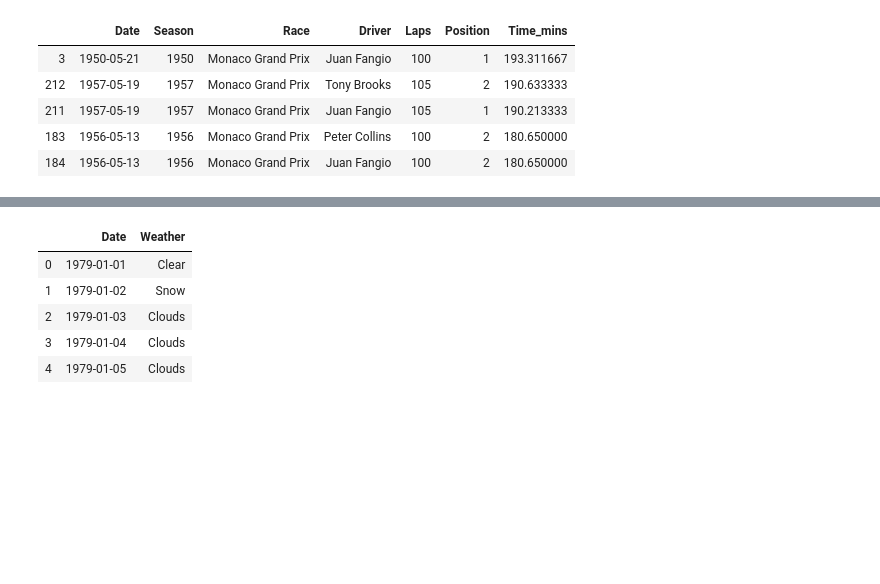
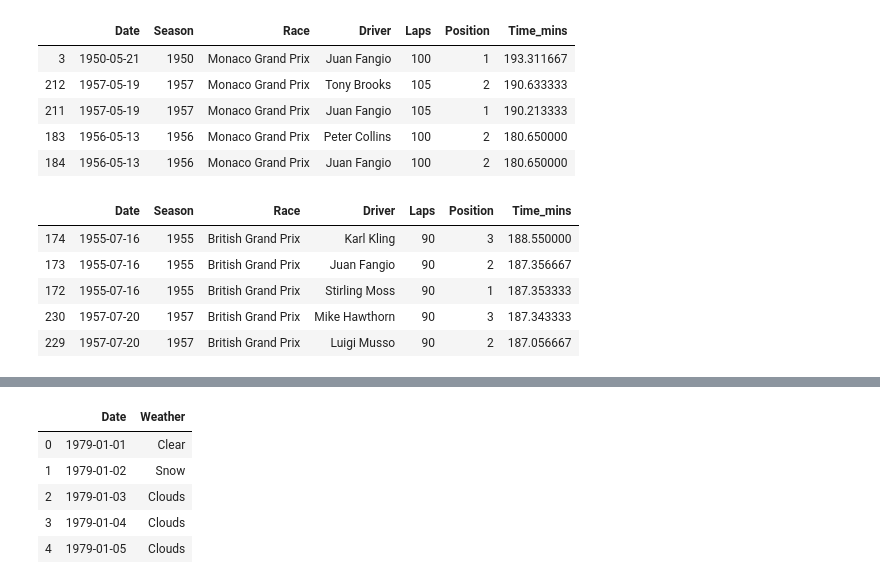
Before and after one commit to duggann3/jupyter_notebooks_data_science, a Jupyter notebook: Formula1.ipynb, the cells around one changed output, grey strips where cells are left out. Cells and saved outputs as stored; diff of their text form; code cells hidden in the pictures; blank space fills up the shorter version.

```diff
--- a/Formula1.ipynb
+++ b/Formula1.ipynb
@@ -24,12 +39,13 @@ The API does not require any form of authentication.
 def get_data_from_api(api_options='', api_limit='', offset=''):
     """
     This function calls the formula 1 api with
-    options and a result limit passed as parameters.
+    options, a result limit and an offset passed as parameters.
     It loads the data using json and
     returns a dictionary.
 
-    param: api_options -> string
-    param: api_limit -> string
+    param: api_options -> string (the specific path on the api)
+    param: api_limit -> string (the limit of results returned in one call. Max=1000)
+    param: offset -> string (If overall results are more than 1000 this can be used to navigate the pages of results)
     return: data -> dict
     """
     response = None
@@ -215,0 +275,18 @@ finishers_race_df[0:5]
+# %%
+# Calling the api here to get a sample of the 1st 1000 results of all races.
+# This api call will show data for drivers that finished races only.
+sample_data = get_data_from_api(
+              api_options='status/1/results.json',
+              api_limit='?limit=1000')
+
+# Save the sample data to a file.
+save_raw_data_to_file(sample_data, "/Users/nick.duggan/workspace/Notebooks/formula1_sample_finishers_race_data.json")
+
+# Call scrape_all_finishers_data
+finishers_race_df = scrape_all_finishers_data(offset_max=6000)
+
+# Write the data to a csv file
+finishers_race_df.to_csv("/Users/nick.duggan/workspace/Notebooks/formula1_finishers_race_data.csv")
+
+# Show an example of the dataframe
+finishers_race_df[0:5]
@@ -234,3 +321,25 @@ monaco_finishers[0:5]
 | 211 | 1957-05-19 | 1957 | Monaco Grand Prix | Juan Fangio | 105 | 1 | 190.213333 |
 | 183 | 1956-05-13 | 1956 | Monaco Grand Prix | Peter Collins | 100 | 2 | 180.650000 |
 | 184 | 1956-05-13 | 1956 | Monaco Grand Prix | Juan Fangio | 100 | 2 | 180.650000 |
+# %%
+# Create a new DataFrame from finishers_race_df with a subset of columns and query for the British Grand Prix only
+uk_finishers = finishers_race_df[["Date",
+                  "Season",
+                  "Race",
+                  "Driver",
+                  "Laps",
+                  "Position",
+                  "Time_mins"]].query(
+                  "Race == 'British Grand Prix'").sort_values(
+                  by="Time_mins",
+                  ascending=False)
+
+# Show an example of the new DataFrame
+uk_finishers[0:5]
+# %% [output]
+|  | Date | Season | Race | Driver | Laps | Position | Time_mins |
+| 174 | 1955-07-16 | 1955 | British Grand Prix | Karl Kling | 90 | 3 | 188.550000 |
+| 173 | 1955-07-16 | 1955 | British Grand Prix | Juan Fangio | 90 | 2 | 187.356667 |
+| 172 | 1955-07-16 | 1955 | British Grand Prix | Stirling Moss | 90 | 1 | 187.353333 |
+| 230 | 1957-07-20 | 1957 | British Grand Prix | Mike Hawthorn | 90 | 3 | 187.343333 |
+| 229 | 1957-07-20 | 1957 | British Grand Prix | Luigi Musso | 90 | 2 | 187.056667 |
```
Also changed, not shown: parts of 18 cells of this notebook.
